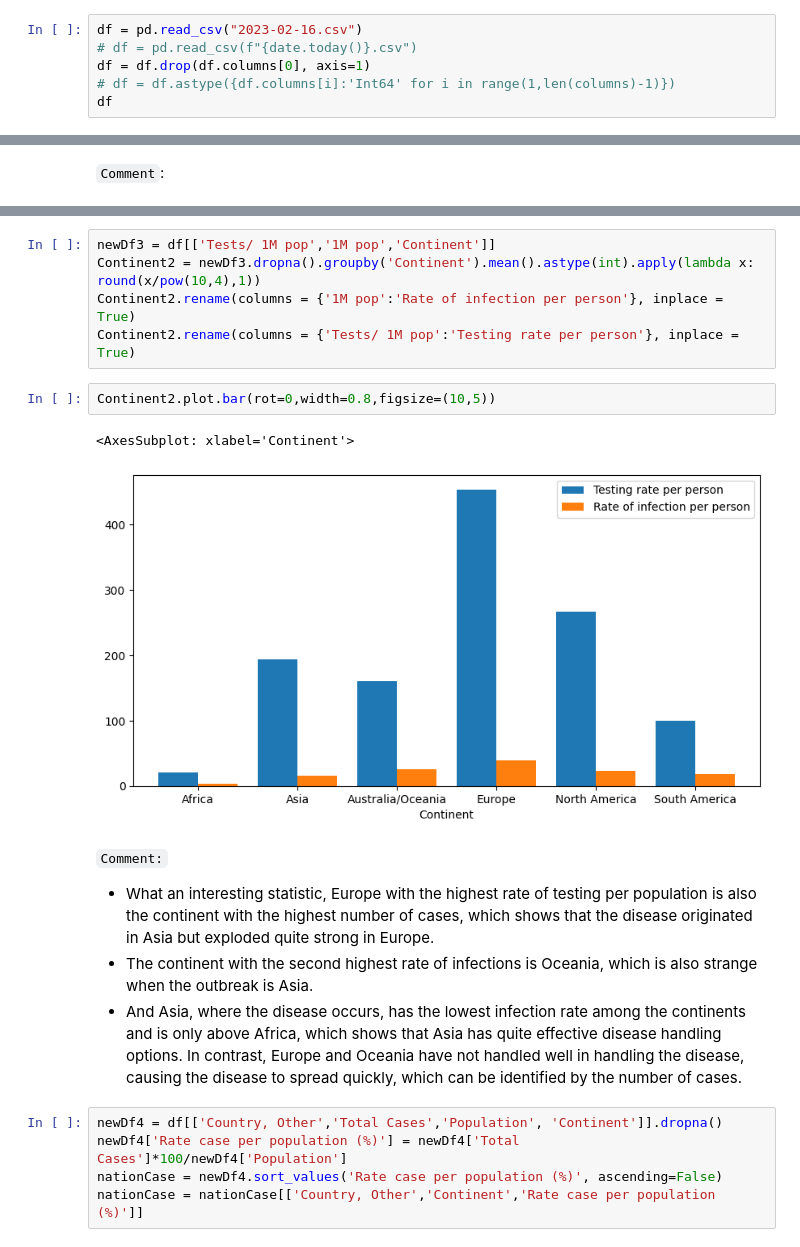
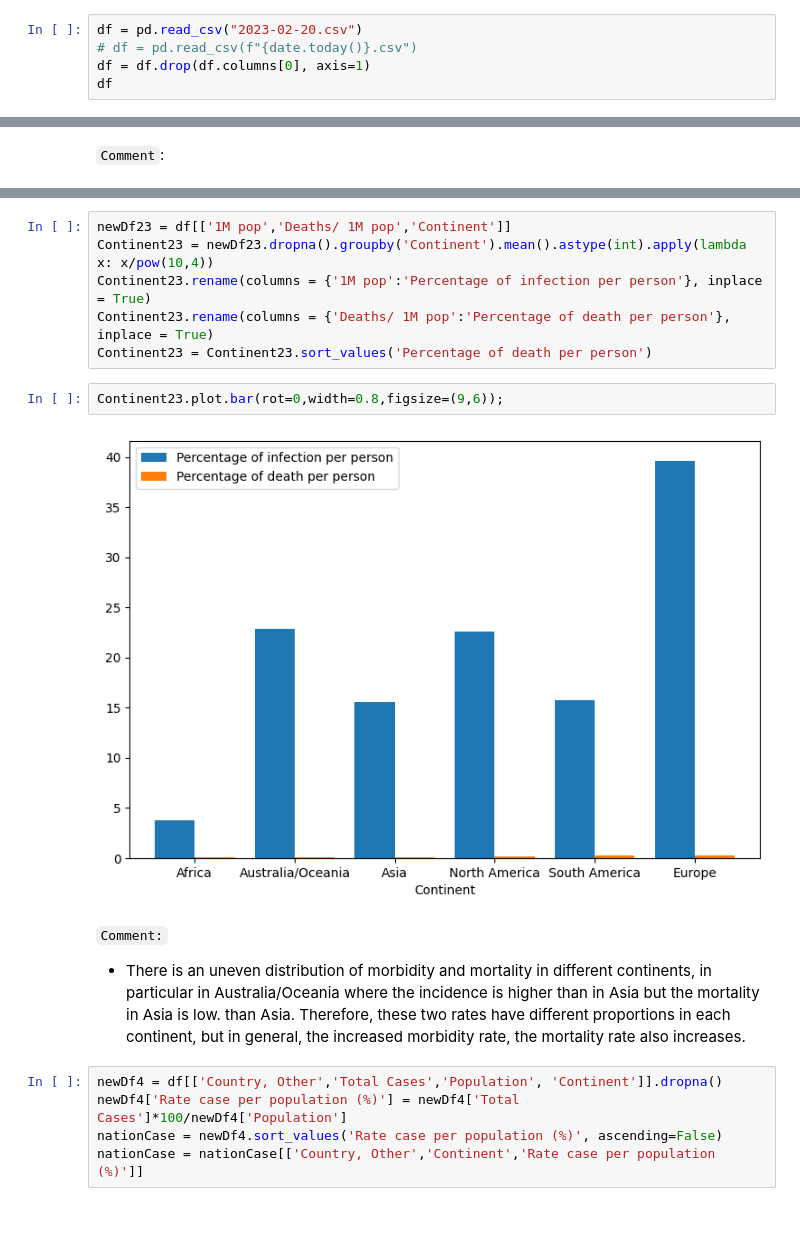
Before and after one commit to TQ-Ba0/Data-Vis, a Jupyter notebook: lab1/Data-Vis.ipynb, the cells around one changed output, grey strips where cells are left out. Saved outputs shown, nothing was run; the diff lists cells and outputs as text; blank space fills up the shorter version.

```diff
--- a/lab1/Data-Vis.ipynb
+++ b/lab1/Data-Vis.ipynb
@@ -14,10 +14,9 @@ import seaborn as sns
 # %% [markdown]
 ## Read data from CSV file
 # %%
-df = pd.read_csv("2023-02-16.csv")
+df = pd.read_csv("2023-02-20.csv")
 # df = pd.read_csv(f"{date.today()}.csv")
 df = df.drop(df.columns[0], axis=1)
-# df = df.astype({df.columns[i]:'Int64' for i in range(1,len(columns)-1)})
 df
 # %% [output]
 |  | Country, Other | Total Cases | Total Deaths | Total Recovered | Active Cases | Serious, Critical | 1M pop | ... |
@@ -261,18 +302,16 @@ plt.show()
 # %%
-newDf3 = df[['Tests/ 1M pop','1M pop','Continent']]
-Continent2 = newDf3.dropna().groupby('Continent').mean().astype(int).apply(lambda x: round(x/pow(10,4),1))
-Continent2.rename(columns = {'1M pop':'Rate of infection per person'}, inplace = True)
-Continent2.rename(columns = {'Tests/ 1M pop':'Testing rate per person'}, inplace = True)
+newDf23 = df[['1M pop','Deaths/ 1M pop','Continent']]
+Continent23 = newDf23.dropna().groupby('Continent').mean().astype(int).apply(lambda x: x/pow(10,4))
+Continent23.rename(columns = {'1M pop':'Percentage of infection per person'}, inplace = True)
+Continent23.rename(columns = {'Deaths/ 1M pop':'Percentage of death per person'}, inplace = True)
+Continent23 = Continent23.sort_values('Percentage of death per person')
 # %%
-Continent2.plot.bar(rot=0,width=0.8,figsize=(10,5))
+Continent23.plot.bar(rot=0,width=0.8,figsize=(9,6));
 # %% [output]
-<AxesSubplot: xlabel='Continent'>
-[figure, old version]
+[figure, new version]
-# %% [markdown]
-`Comment:`
-- What an interesting statistic, Europe with the highest rate of testing per population is also the continent with the highest number of cases, which shows that the disease originated in Asia but exploded quite strong in Europe.
-- The continent with the second highest rate of infections is Oceania, which is also strange when the outbreak is Asia.
-- And Asia, where the disease occurs, has the lowest infection rate among the continents and is only above Africa, which shows that Asia has quite effective disease handling options. In contrast, Europe and Oceania have not handled well in handling the disease, causing the disease to spread quickly, which can be identified by the number of cases.
+# %% [markdown]
+`Comment:`
+- There is an uneven distribution of morbidity and mortality in different continents, in particular in Australia/Oceania where the incidence is higher than in Asia but the mortality in Asia is low. than Asia. Therefore, these two rates have different proportions in each continent, but in general, the increased morbidity rate, the mortality rate also increases.
 # %%
 newDf4 = df[['Country, Other','Total Cases','Population', 'Continent']].dropna()
 newDf4['Rate case per population (%)'] = newDf4['Total Cases']*100/newDf4['Population']
```
Also changed, not shown: parts of 66 cells of this notebook, 5 other files.
